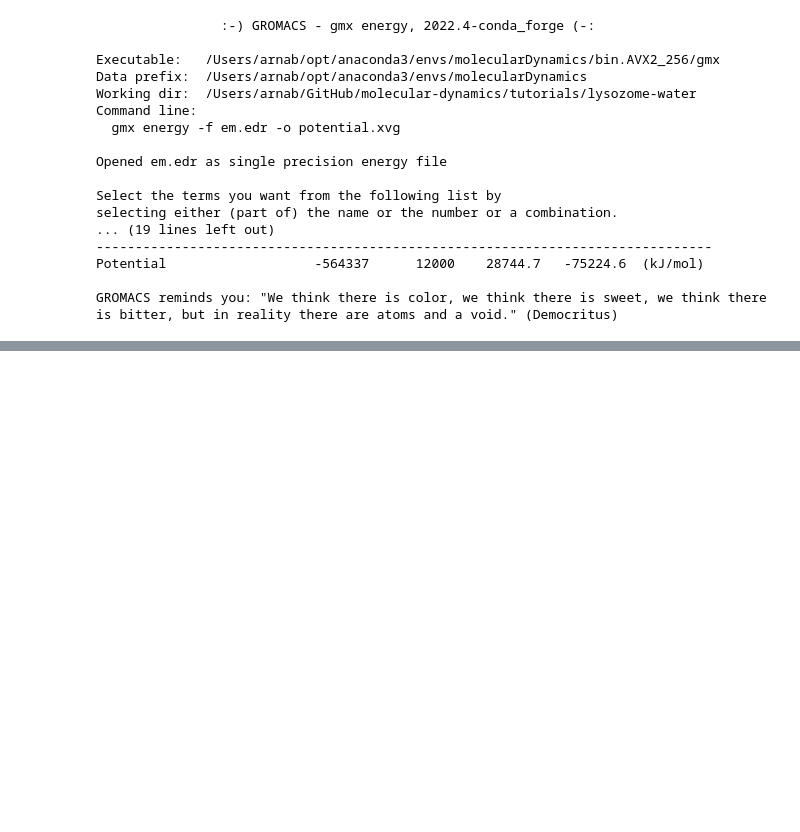
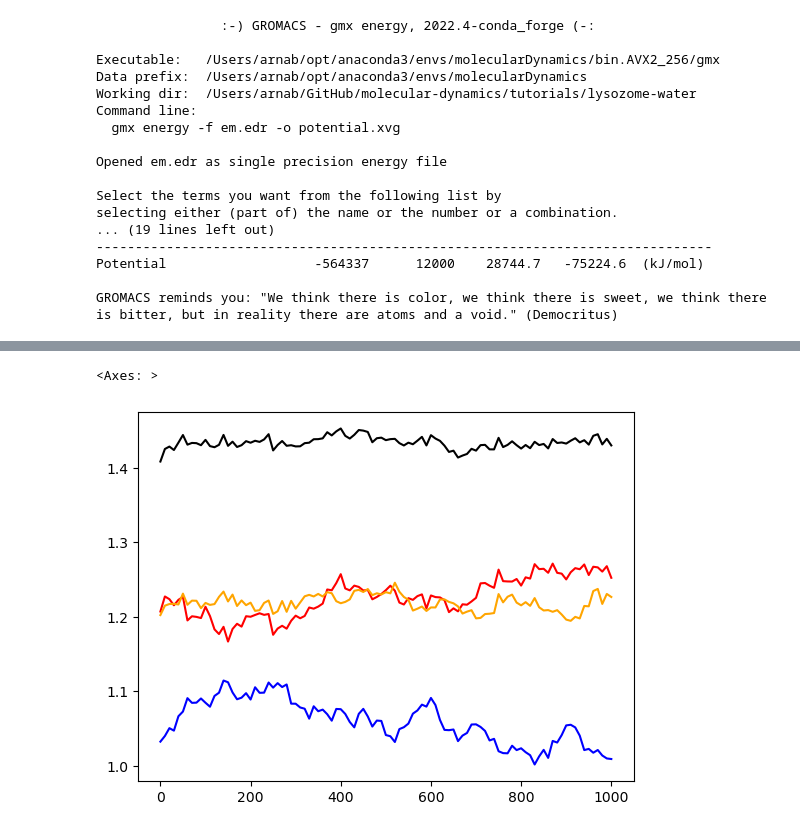
Before and after one commit to achakra9/molecular-dynamics, a Jupyter notebook: tutorials/lysozome-water/notebook.ipynb, the cells around one changed output, grey strips where cells are left out. Drawn from its saved outputs; the diff is of its cells as text; code cells hidden in the pictures; blank space fills up the shorter version.

```diff
--- a/tutorials/lysozome-water/notebook.ipynb
+++ b/tutorials/lysozome-water/notebook.ipynb
@@ -383,0 +892,6 @@ This is what we get after the minimization
+# %%
+xvg1 = gromacs.formats.XVG("gyrate.xvg")
+xvg1.plot()
+# %% [output]
+<Axes: >
+[figure, added]
```
Also changed, not shown: parts of 40 cells of this notebook, 35 other files.
